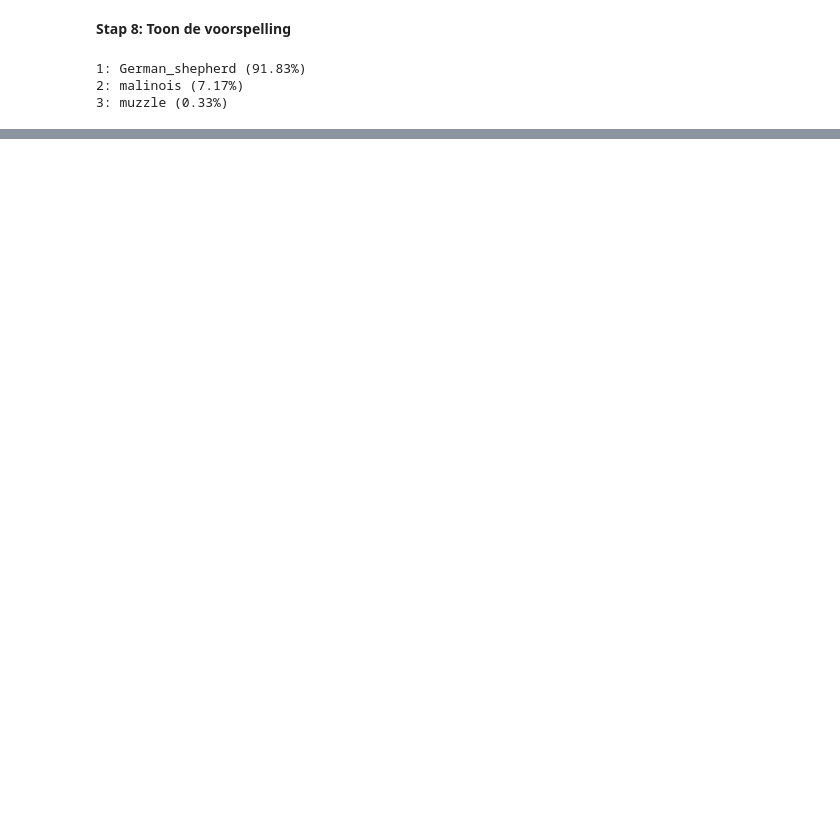
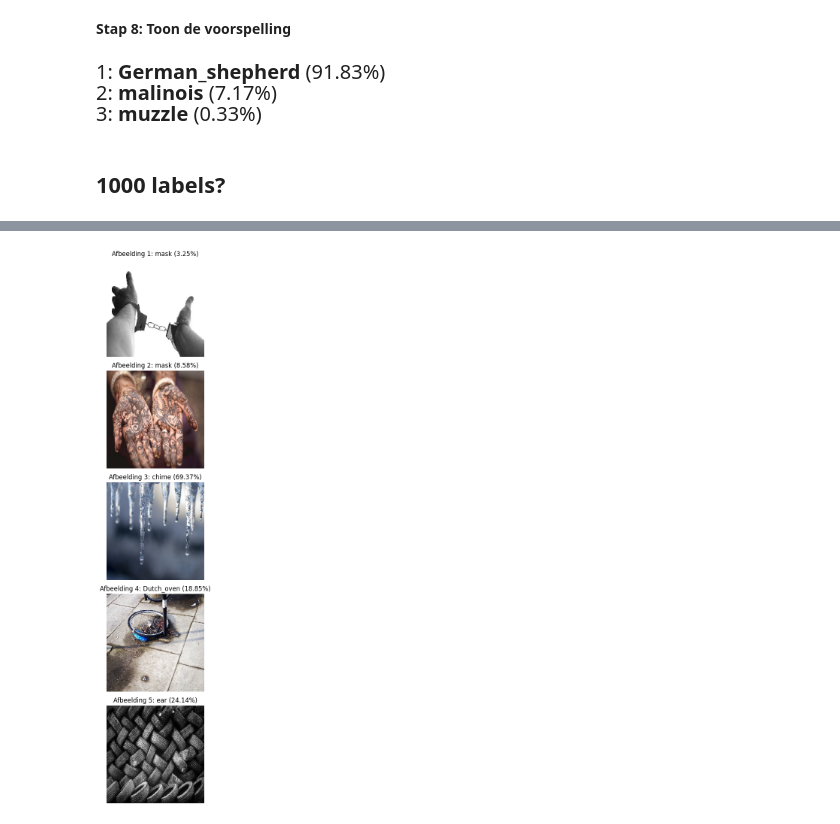
Before and after one commit to Hypocry/ML1.01, a Jupyter notebook: cat_dog.ipynb, the cells around one changed output, grey strips where cells are left out. Saved outputs shown, nothing was run; the diff lists cells and outputs as text; code cells hidden in the pictures; blank space fills up the shorter version.

```diff
--- a/cat_dog.ipynb
+++ b/cat_dog.ipynb
@@ -15,7 +17,7 @@ model = VGG16(weights='imagenet')
 # %% [markdown]
 **Stap 2: Laad en toon de originele afbeelding**
 # %%
-img_path = 'dog.jpg'
+img_path = '../pictures/dog.jpg'
 original_img = image.load_img(img_path)
 plt.figure(figsize=(5, 5))
 plt.imshow(original_img)
@@ -102,9 +104,53 @@ decoded_predictions = decode_predictions(predictions, top=3)[0]
 # %% [markdown]
 **Stap 8: Toon de voorspelling**
 # %%
+html_output = "<div style='font-size:20px;'>"
 for i, (imagenet_id, label, score) in enumerate(decoded_predictions):
-    print(f"{i+1}: {label} ({score:.2%})")
+    html_output += f"{i+1}: <b>{label}</b> ({score:.2%})<br>"
+html_output += "</div>"
+display(HTML(html_output))
 # %% [output]
-1: German_shepherd (91.83%)
-2: malinois (7.17%)
-3: muzzle (0.33%)
+1: German_shepherd (91.83%)
+2: malinois (7.17%)
+3: muzzle (0.33%)
+# %% [markdown]
+## 1000 labels?
+# %%
+def load_and_process_image(img_path):
+    img = image.load_img(img_path, target_size=(224, 224))  # Resize afbeelding naar 224x224
+    img_array = image.img_to_array(img)  # Converteer naar NumPy array
+    img_array = np.expand_dims(img_array, axis=0)  # Voeg batch-dimensie toe (1, 224, 224, 3)
+    img_array = preprocess_input(img_array)  # Preprocessing voor VGG16
+    return img_array, img  # Geef zowel de array als de originele afbeelding terug
+# %%
+image_folder = '../pictures/batch_easy/'
+#image_folder = '../pictures/batch_hard/'
+image_files = [os.path.join(image_folder, fname) for fname in os.listdir(image_folder) if fname.endswith(('.jpg', '.png', '.jpeg'))]
+
+batch_images = []
+original_images = []
+
+for img_path in image_files:
+    img_array, original_img = load_and_process_image(img_path)
+    batch_images.append(img_array)
+    original_images.append(original_img)
+# %%
+batch_images_array = np.vstack(batch_images)
+print("Vorm van de batch:", batch_images_array.shape)
+predictions = model.predict(batch_images_array)
+plt.figure(figsize=(15, len(image_files) * 3))
+
+for i, pred in enumerate(predictions):
+    decoded = decode_predictions(np.expand_dims(pred, axis=0), top=1)[0][0]  # Alleen eerste voorspelling
+
+    best_label = decoded[1]
+    best_score = decoded[2]
+    prediction_text = f"{best_label} ({best_score:.2%})"
+    plt.subplot(len(image_files), 1, i + 1)
+    plt.imshow(original_images[i])
+    plt.title(f"Afbeelding {i+1}: {prediction_text}")
+    plt.axis("off")
+
+plt.tight_layout()
+plt.show()
+# %% [output]
@@ -110,0 +159 @@ for i, (imagenet_id, label, score) in enumerate(decoded_predictions):
+[figure, added]
```
Also changed, not shown: parts of 3 cells of this notebook, 1 other file.
